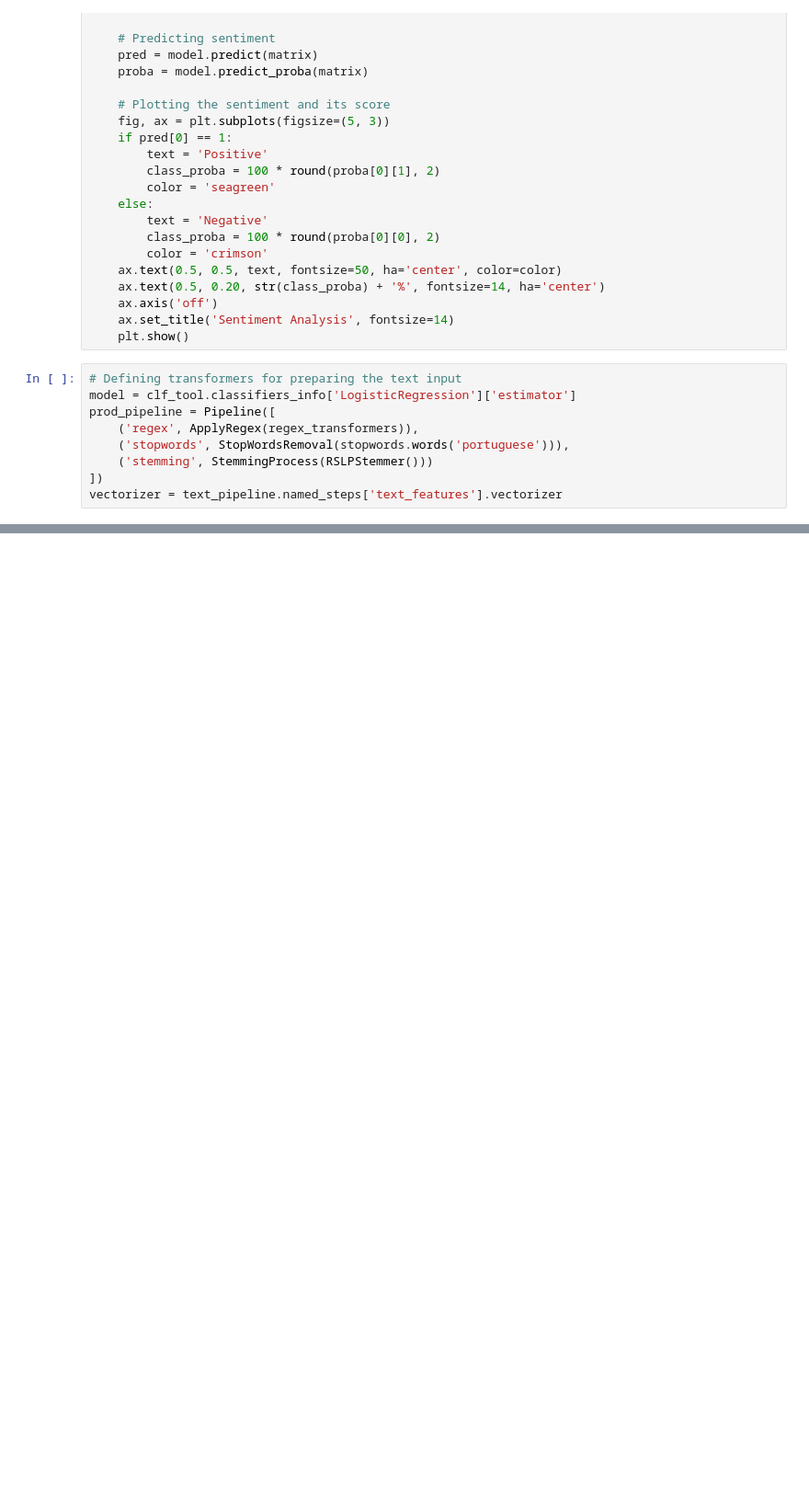
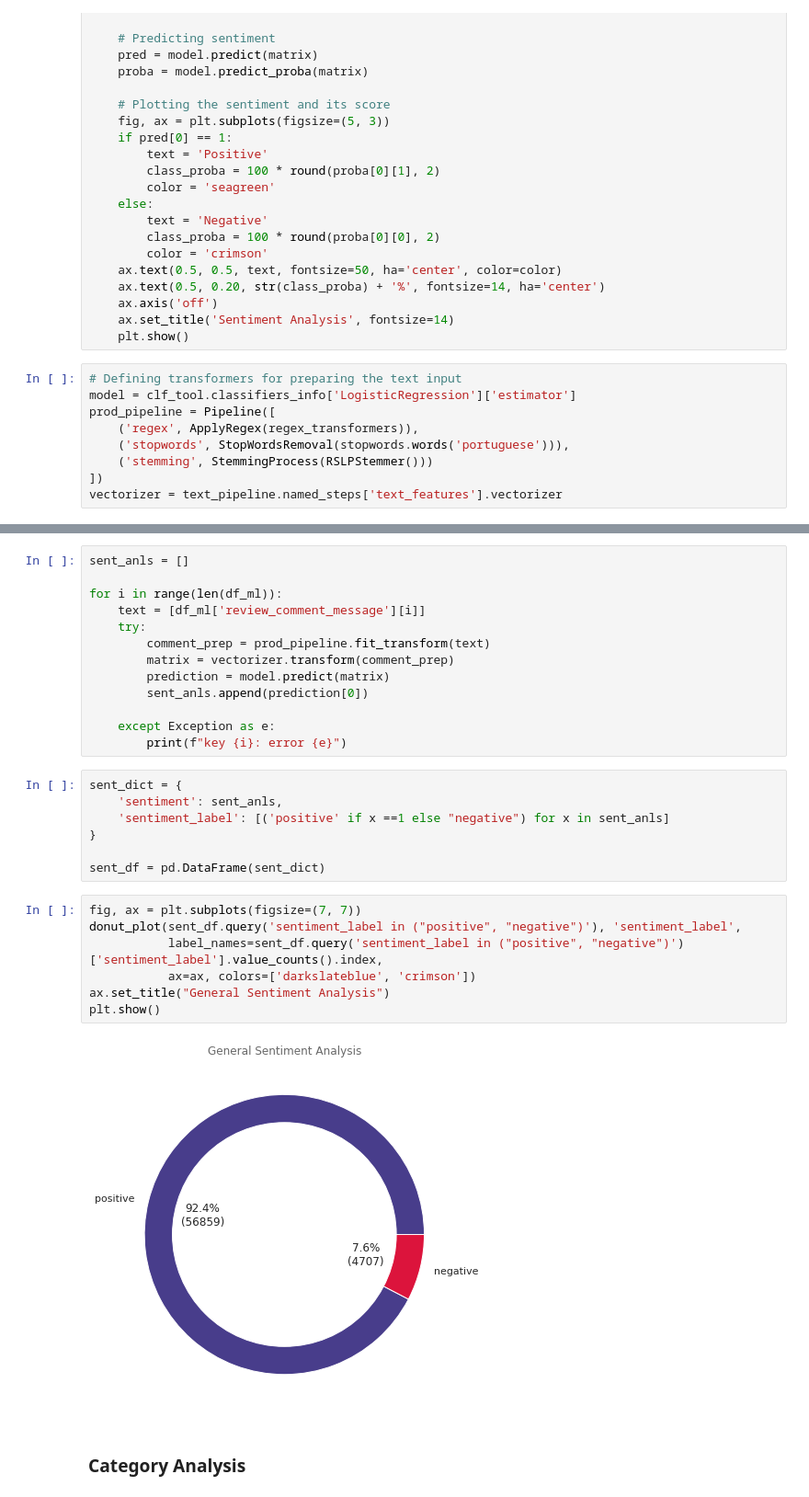
Before and after one commit to C10-Brazilian-e-commerce-modeling-team/brazilian-e-commerce, a Jupyter notebook: Data_analysis/ML_Models.ipynb, the cells around one changed output, grey strips where cells are left out. Shown at 92% size. Cells and saved outputs as stored; diff of their text form; blank space fills up the shorter version.

Commit message:
Add External Data analsys

```diff
--- a/Data_analysis/ML_Models.ipynb
+++ b/Data_analysis/ML_Models.ipynb
@@ -1889,0 +2446,31 @@ sentiment_analysis(comment, pipeline=prod_pipeline, vectorizer=vectorizer, model
+# %%
+sent_anls = []
+
+for i in range(len(df_ml)):
+    text = [df_ml['review_comment_message'][i]]
+    try:
+        comment_prep = prod_pipeline.fit_transform(text)
+        matrix = vectorizer.transform(comment_prep)
+        prediction = model.predict(matrix)
+        sent_anls.append(prediction[0])
+
+    except Exception as e:
+        print(f"key {i}: error {e}")
+# %%
+sent_dict = {
+    'sentiment': sent_anls,
+    'sentiment_label': [('positive' if x ==1 else "negative") for x in sent_anls]
+}
+
+sent_df = pd.DataFrame(sent_dict)
+# %%
+fig, ax = plt.subplots(figsize=(7, 7))
+donut_plot(sent_df.query('sentiment_label in ("positive", "negative")'), 'sentiment_label',
+           label_names=sent_df.query('sentiment_label in ("positive", "negative")')['sentiment_label'].value_counts().index,
+           ax=ax, colors=['darkslateblue', 'crimson'])
+ax.set_title("General Sentiment Analysis")
+plt.show()
+# %% [output]
+[figure, added]
+# %% [markdown]
+### Category Analysis
```
Also changed, not shown: parts of 25 cells of this notebook.
